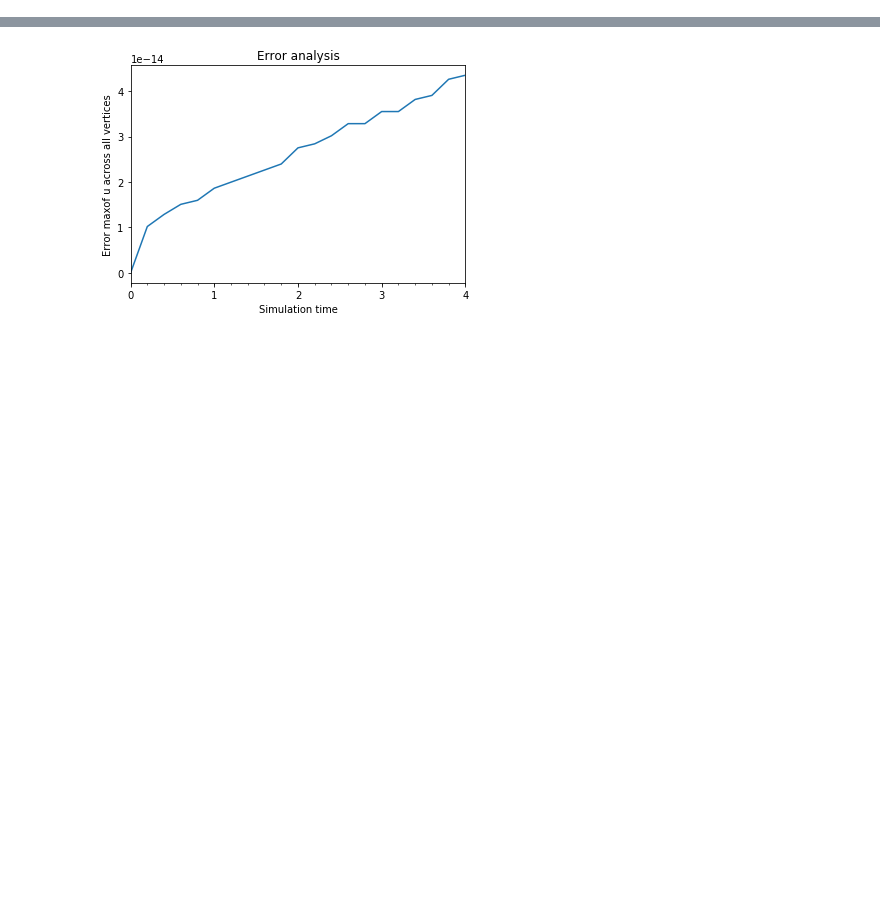
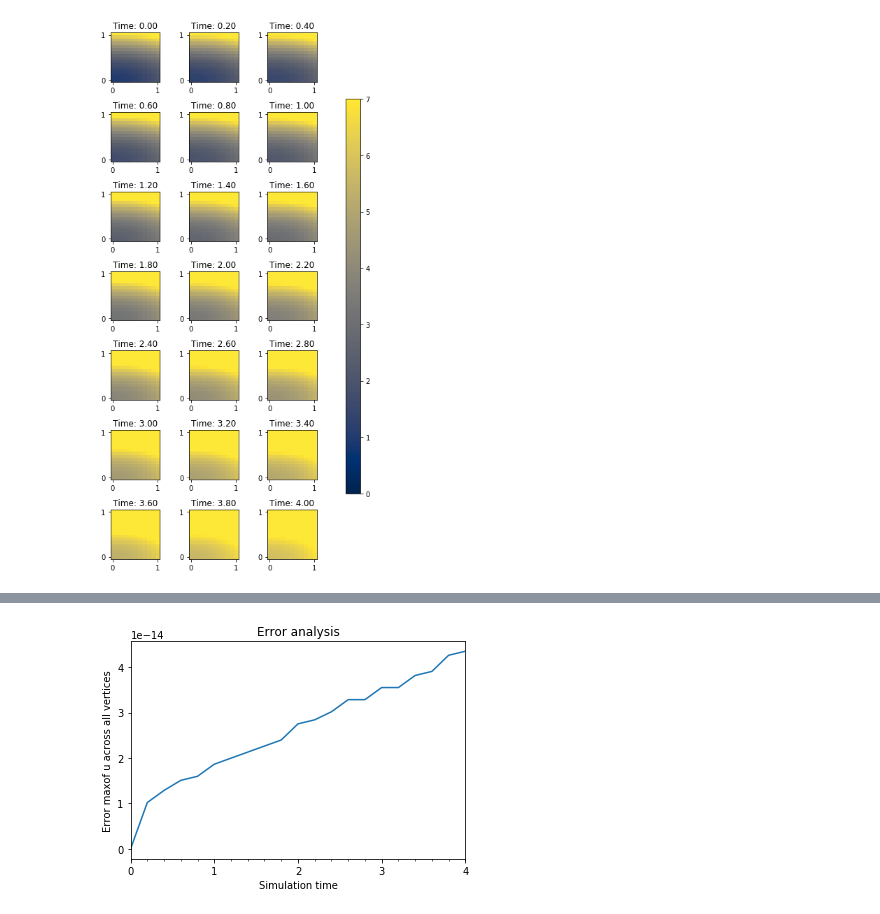
Before and after one commit to ZacharyVernec/PDE-FIND, a Jupyter notebook: Heat Equation.ipynb, the cells around one changed output, grey strips where cells are left out. Saved outputs shown, nothing was run; the diff lists cells and outputs as text; code cells hidden in the pictures; blank space fills up the shorter version.

```diff
--- a/Heat Equation.ipynb
+++ b/Heat Equation.ipynb
@@ -67,31 +69,95 @@ def calculate_simulation(nx, ny, nt, dt=None, tmax=None, alpha=6, beta=1.2):
     logs = {'t':[], 'u':[], 'error_L2':[], 'error_max':[]}
 
     #Log initial values
     logs['t'].append(t)
     logs['u'].append(u_n.copy(deepcopy=True))
     logs['error_L2'].append(0)
     logs['error_max'].append(0)
 
     # Solving
     u = Function(V)
     for i in range(nt):
         t += dt
         u_D.t = t
         solve(a == L, u, bc)
         u_n.assign(u)
 
         #Get error
         vertex_values_u_D = u_D.compute_vertex_values(mesh)
         vertex_values_u = u.compute_vertex_values(mesh)
         error_L2 = errornorm(u_D, u_n, norm_type='L2')
         error_max = np.max(np.abs(vertex_values_u_D - vertex_values_u))
 
         # Log current values
         logs['t'].append(t)
         logs['u'].append(u_n.copy(deepcopy=True))
         logs['error_L2'].append(error_L2)
         logs['error_max'].append(error_max)
 
     return mesh_info, logs
 
-mesh_info, logs = calculate_simulation(10, 15, 20, tmax=4.0, alpha=1, beta=1.2)
+
+def display_simulation(mesh_info, logs, nplots_max=None, nrows_max=None, show_bounds=False, square=True, scalemin=1, scalemax=8):
+#If square is false, each image becomes a rectangle so that each pixel/vertex is of equal aspect
+#Scalemin and scalemax are decided arbitrarily to scale the colour of all images to the same standard
+#Ideally, we would scale everything based on the absolute min and max values of u over across all time points,
+#but here we are plotting the first  before doing the entire calculation.
+
+    # Retrieve variables
+    mesh = mesh_info['mesh']
+    nx = mesh_info['nx']
+    ny = mesh_info['ny']
+    nt = mesh_info['nt']
+    u_hist = logs['u']
+    t_hist = logs['t']
+
+    # Default values
+    if nplots_max is None:
+        nplots_max = 1e19
+    if nrows_max is None:
+        nrows_max = 1e19
+    nplots = min(nt+1, nplots_max)
+
+    #Figure values
+    ncols = int(np.ceil(nplots/nrows_max))
+    nrows = int(np.ceil(nplots/ncols))
+    figsize = np.array([ncols, 0.8*nrows])*2 #inches
+    aspect = 1 if square else ny/nx
+
+    fig, axes = plt.subplots(nrows=nrows, ncols=ncols, figsize=figsize)
+
+    #Draw plots one at a time
+    for i in range(nplots):
+        ax = axes.flat[i]
+
+        vertex_values_u = u_hist[i].compute_vertex_values(mesh).reshape(ny+1, nx+1) #get values
+        img = ax.imshow(vertex_values_u,
+                        origin='lower', extent=(-0.05, 1.05, -0.05, 1.05), #center the pixels
+                        aspect=aspect,
+                        cmap='cividis', vmin=scalemin, vmax=scalemax) #colour
+        ax.set_title(f'Time: {t_hist[i]:.2f}')
+
+        #Tickmarks
+        if show_bounds:
+            maj_locator = plt.FixedLocator([0, 1])
+        if not show_bounds:
+            maj_locator = plt.NullLocator()
+        ax.xaxis.set_major_locator(maj_locator)
+        ax.yaxis.set_major_locator(maj_locator)
+        ax.xaxis.set_minor_locator(plt.NullLocator())
+        ax.yaxis.set_minor_locator(plt.NullLocator())
+
+    plt.tight_layout(True)
+
+    #Add colourbar
+    fig.subplots_adjust(right=0.8)
+    cbar_ax = fig.add_axes([0.85, 0.15, 0.05, 0.7])
+    fig.colorbar(img, cax=cbar_ax)
+
+    plt.show()
+
+#Test
+mesh_info, logs = calculate_simulation(10, 15, 20, tmax=4.0, alpha=6, beta=1.2)
+display_simulation(mesh_info, logs, nrows_max=7, show_bounds=True, scalemin=0, scalemax=7)
+# %% [output]
+[figure, added]
```
Also changed, not shown: parts of 5 cells of this notebook.
